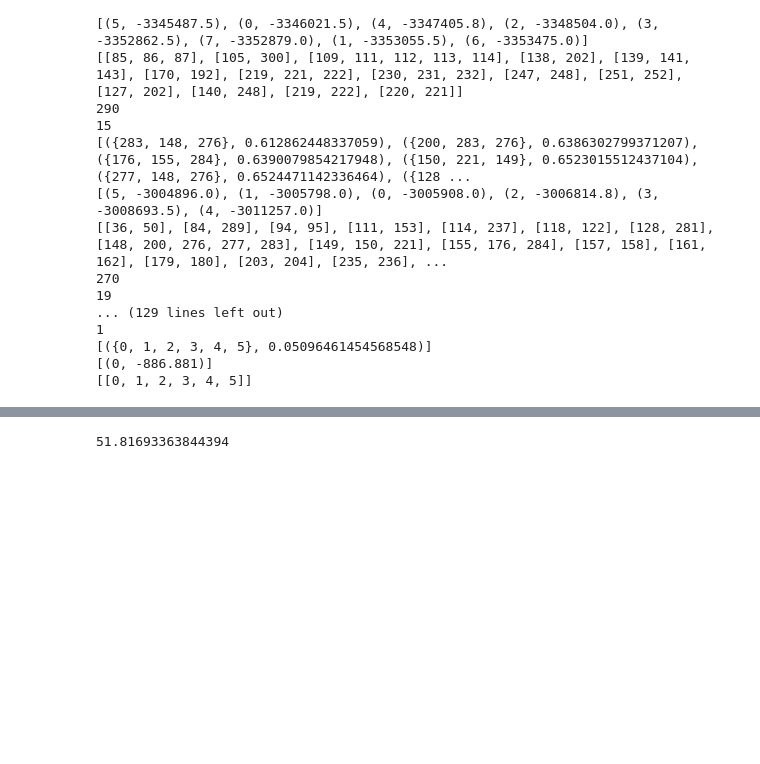
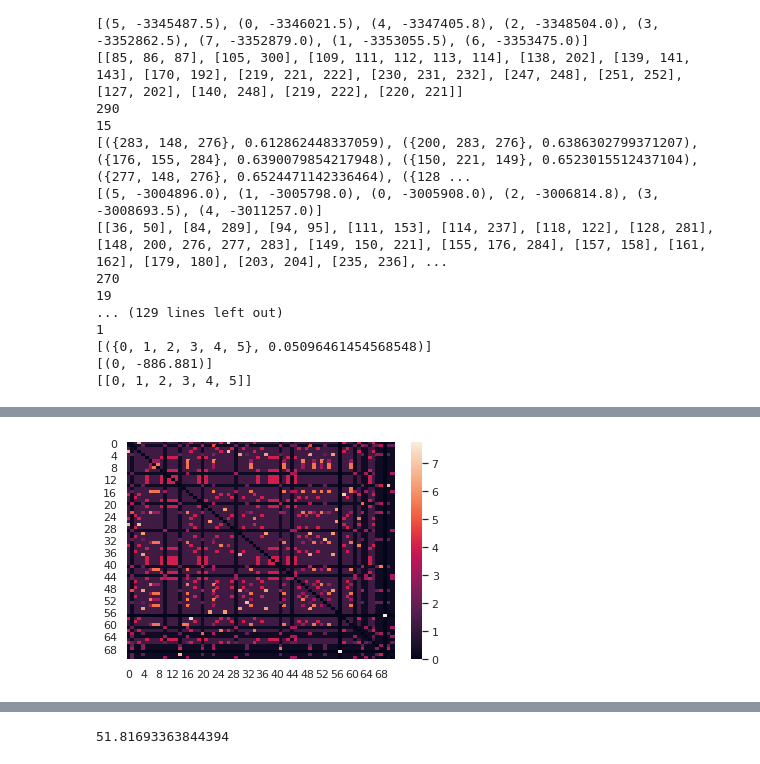
Before and after one commit to everyxs/BayesianOmics, a Jupyter notebook: DAG/NeCliXo.ipynb, the cells around one changed output, grey strips where cells are left out. Cells and saved outputs as stored; diff of their text form; code cells hidden in the pictures; blank space fills up the shorter version.

```diff
--- a/DAG/NeCliXo.ipynb
+++ b/DAG/NeCliXo.ipynb
@@ -522,0 +597,8 @@ AtlasView({'subsystem347': {'weight': -125935.85}})
+# %%
+cover = nx.algorithms.dag.ancestors(G,'subsystem521')
+leaves  = [x for x in list(cover) if "subsystem" not in str(x)]
+H = Gorig.subgraph(leaves)
+A = nx.adjacency_matrix(H).todense()
+ax = sns.heatmap(A)
+# %% [output]
+[figure, added]
```
Also changed, not shown: parts of 27 cells of this notebook, 2 other files.
